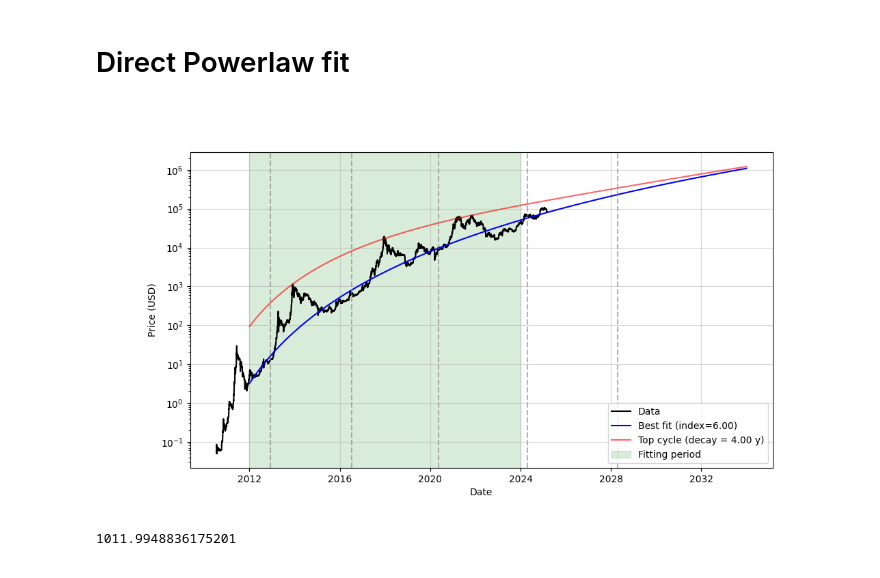
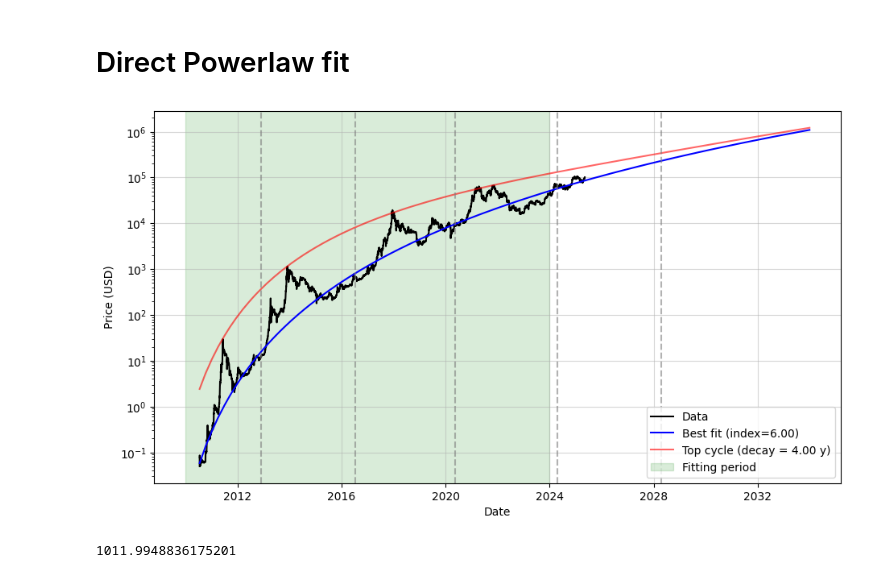
Before and after one commit to tristanbouchet/BTC-price-predict, a Jupyter notebook: btc_fit.ipynb, the cells around one changed output. Saved outputs shown, nothing was run; the diff lists cells and outputs as text; code cells hidden in the pictures.

```diff
--- a/btc_fit.ipynb
+++ b/btc_fit.ipynb
@@ -159,42 +163,42 @@ def fit_peak(df, date_fit_start=None, date_fit_end=None, yaxis='Close', model='d
 
 day_extra = 10 * 365 # number of days to extrapolate model
 loglogplot=0
-vary_plexp, vary_tau = 0, 0
+vary_plexp, vary_tau = 1, 0
 yaxis='Close'
-start_pl_fit, end_pl_fit= '2012-01-01', '2024-01-01'
+start_pl_fit, end_pl_fit= '2010-01-01', '2024-01-01'
 
 result_best, xplot =fit_btc(btc_price,start_pl_fit, end_pl_fit , yaxis, 'powerlaw', vary_plexp, day_extra)
 # fit top cycles
 btc_peak = btc_price.loc[peak_cycle_idx]
 btc_peak['cycle_ratio'] = btc_peak.Close/result_best.eval(x=btc_peak.DAY_GEN) - 1
 result_peak =fit_peak(btc_peak, None, None, yaxis, 'decay', vary_tau, result_best.best_values)
 
 ath_idx=btc_price.Close.argmax()
 dateplot = genesis_block_date + np.timedelta64(1,'D') * xplot
 predicted_halving_daygen =  np.array([(k+len(btc_halving_daygen)+1)*halving_mean_duration for k in range(int(day_extra//halving_mean_duration))])
 btc_all_halving = np.concatenate([btc_halving_daygen, predicted_halving_daygen])
 
 fig, ax=plt.subplots(figsize=(11,6))
 if loglogplot:
     ax.plot(btc_price.DAY_GEN, btc_price[yaxis], 'k', label='Data')
     ax.plot(xplot, result_best.eval(x=xplot),'blue', label='Best fit (index={:.2f})'.format(result_best.best_values['exponent']))
     ax.plot(xplot, result_peak.eval(x=xplot),'r',alpha=.6, label='Top cycle (decay = {:.2f} y)'.format(result_peak.best_values['tau']/365))
     for halving_date in btc_halving_daygen: ax.axvline(halving_date,color='grey',linestyle='--',alpha=.7)
     for halving_date in predicted_halving_daygen: ax.axvline(halving_date ,color='grey',linestyle='--',alpha=.4) # , label='Predicted halving'
     ax.set_xscale('log')
 else:
     ax.plot(btc_price.index, btc_price[yaxis], 'k', label='Data')
     ax.plot(dateplot, result_best.eval(x=xplot),'blue', label='Best fit (index={:.2f})'.format(result_best.best_values['exponent']))
     ax.plot(dateplot, result_peak.eval(x=xplot),'r',alpha=.6, label='Top cycle (decay = {:.2f} y)'.format(result_peak.best_values['tau']/365))
     ax.axvspan(start_pl_fit, end_pl_fit, color='green', alpha=.15, label='Fitting period')
     for halving_date in btc_halving_dates: ax.axvline(np.datetime64(halving_date),color='grey',linestyle='--',alpha=.6)
 
 ax.set_yscale('log')
 ax.set_xlabel('Date');ax.set_ylabel('Price (USD)')
 ax.legend();ax.grid(alpha=.5)
 plt.show()
 # %% [output]
-[figure, old version]
+[figure, new version]
 # %%
 cycle_period = 4*365
 mu_peak = np.exp(-result_peak.best_values['tau']/cycle_period)
```
Also changed, not shown: parts of 13 cells of this notebook.
